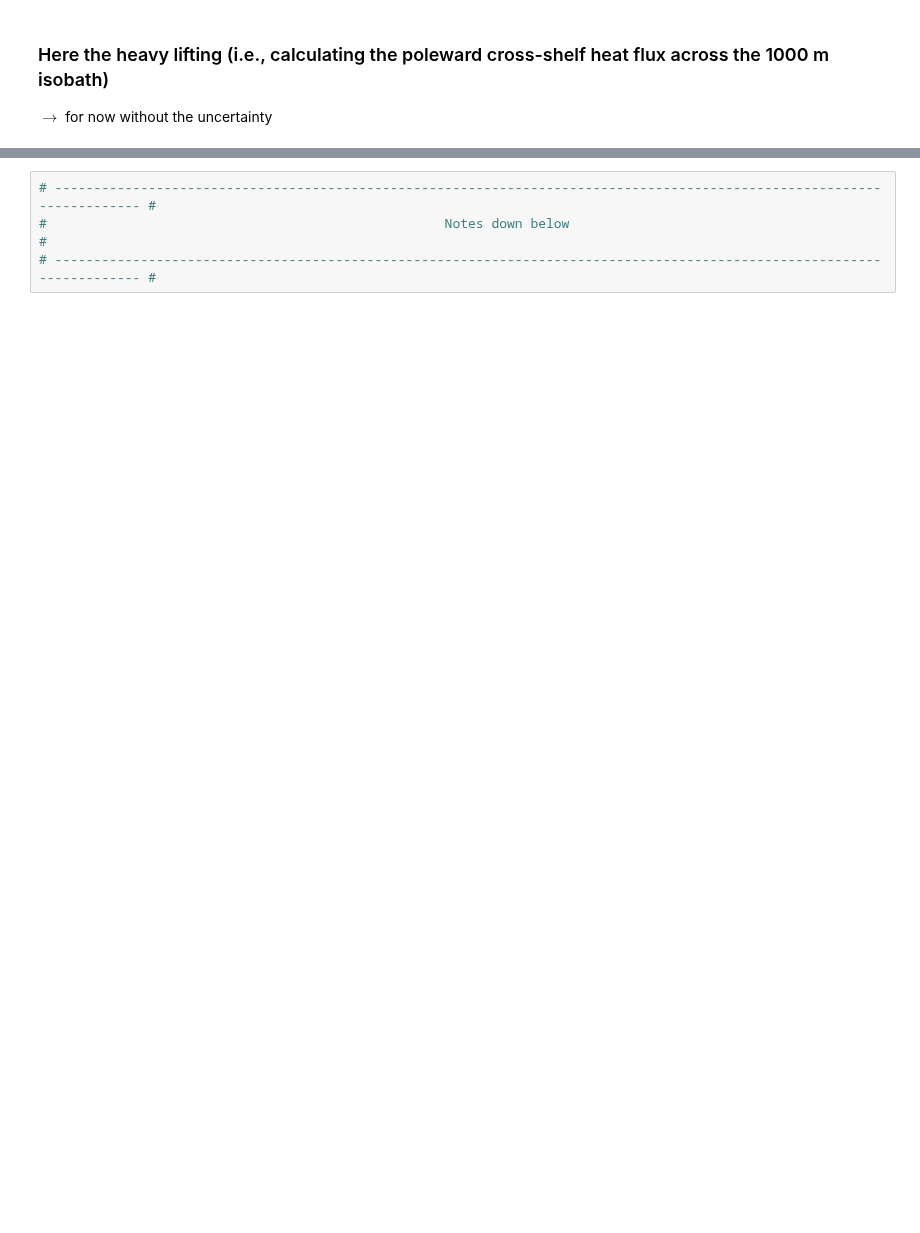
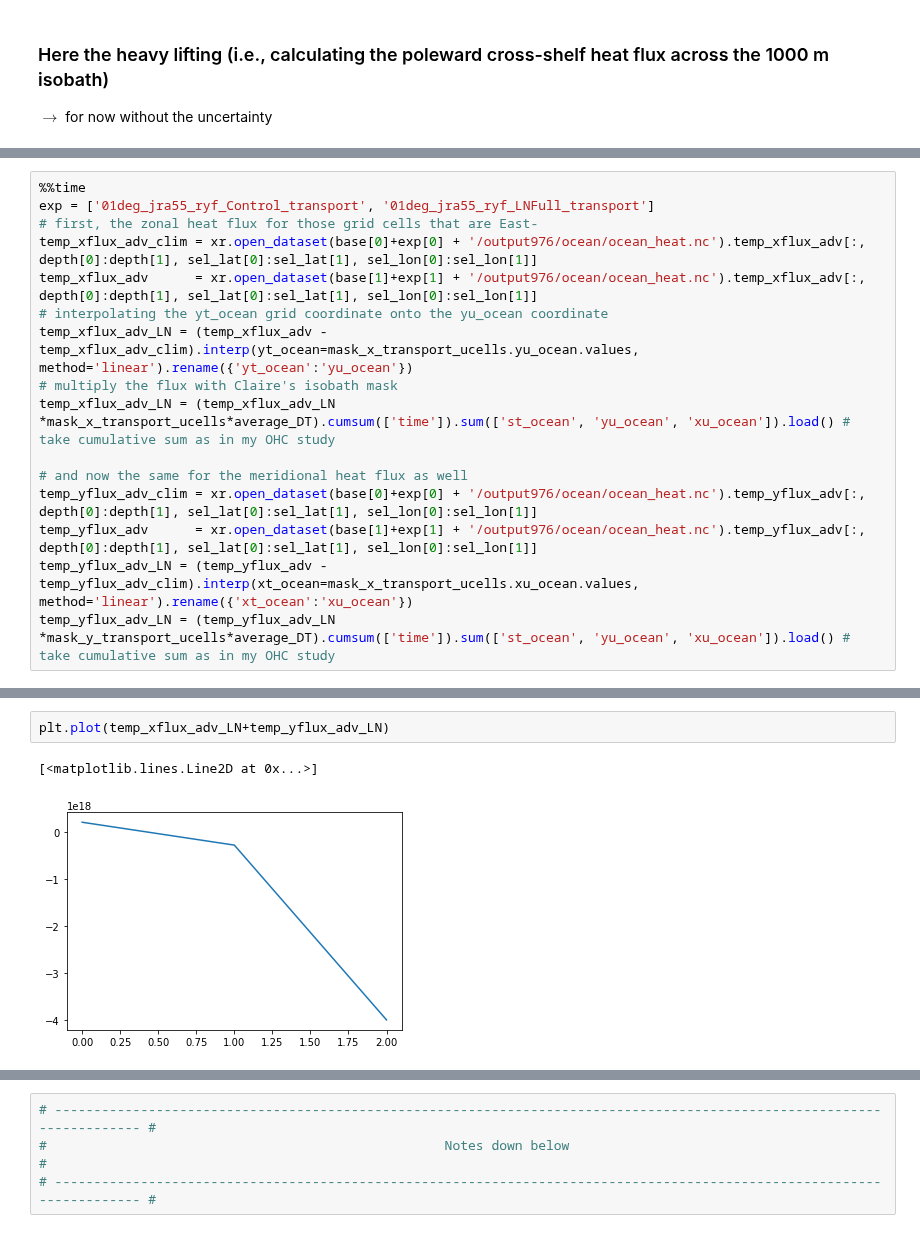
Before and after one commit to mauricehuguenin/sharing, a Jupyter notebook: across_shelf_heat_fluxes_discuss_with_ryan.ipynb, the cells around one changed output, grey strips where cells are left out. Drawn from its saved outputs; the diff is of its cells as text; blank space fills up the shorter version.

```diff
--- a/across_shelf_heat_fluxes_discuss_with_ryan.ipynb
+++ b/across_shelf_heat_fluxes_discuss_with_ryan.ipynb
@@ -180,0 +181,16 @@ Text(0, 0.5, '(Jmonth$^{-1}$)')
+# %%
+%%time
+exp = ['01deg_jra55_ryf_Control_transport', '01deg_jra55_ryf_LNFull_transport']
+# first, the zonal heat flux for those grid cells that are East-
+temp_xflux_adv_clim = xr.open_dataset(base[0]+exp[0] + '/output976/ocean/ocean_heat.nc').temp_xflux_adv[:, depth[0]:depth[1], sel_lat[0]:sel_lat[1], sel_lon[0]:sel_lon[1]]
+temp_xflux_adv      = xr.open_dataset(base[1]+exp[1] + '/output976/ocean/ocean_heat.nc').temp_xflux_adv[:, depth[0]:depth[1], sel_lat[0]:sel_lat[1], sel_lon[0]:sel_lon[1]]
+# interpolating the yt_ocean grid coordinate onto the yu_ocean coordinate
+temp_xflux_adv_LN = (temp_xflux_adv - temp_xflux_adv_clim).interp(yt_ocean=mask_x_transport_ucells.yu_ocean.values, method='linear').rename({'yt_ocean':'yu_ocean'})
+# multiply the flux with Claire's isobath mask
+temp_xflux_adv_LN = (temp_xflux_adv_LN *mask_x_transport_ucells*average_DT).cumsum(['time']).sum(['st_ocean', 'yu_ocean', 'xu_ocean']).load() # take cumulative sum as in my OHC study
+
+# and now the same for the meridional heat flux as well
+temp_yflux_adv_clim = xr.open_dataset(base[0]+exp[0] + '/output976/ocean/ocean_heat.nc').temp_yflux_adv[:, depth[0]:depth[1], sel_lat[0]:sel_lat[1], sel_lon[0]:sel_lon[1]]
+temp_yflux_adv      = xr.open_dataset(base[1]+exp[1] + '/output976/ocean/ocean_heat.nc').temp_yflux_adv[:, depth[0]:depth[1], sel_lat[0]:sel_lat[1], sel_lon[0]:sel_lon[1]]
+temp_yflux_adv_LN = (temp_yflux_adv - temp_yflux_adv_clim).interp(xt_ocean=mask_x_transport_ucells.xu_ocean.values, method='linear').rename({'xt_ocean':'xu_ocean'})
+temp_yflux_adv_LN = (temp_yflux_adv_LN *mask_y_transport_ucells*average_DT).cumsum(['time']).sum(['st_ocean', 'yu_ocean', 'xu_ocean']).load() # take cumulative sum as in my OHC study
@@ -180,0 +200,5 @@ Text(0, 0.5, '(Jmonth$^{-1}$)')
+# %%
+plt.plot(temp_xflux_adv_LN+temp_yflux_adv_LN)
+# %% [output]
+[<matplotlib.lines.Line2D at 0x...>]
+[figure, added]
```
Also changed, not shown: parts of 13 cells of this notebook.
